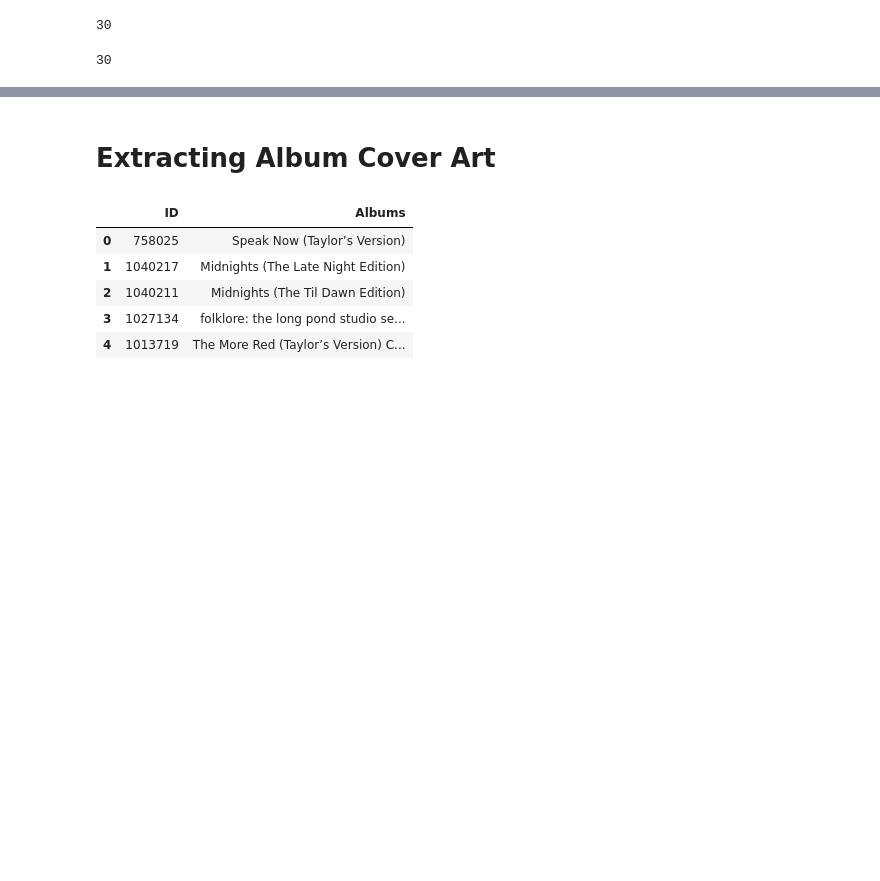
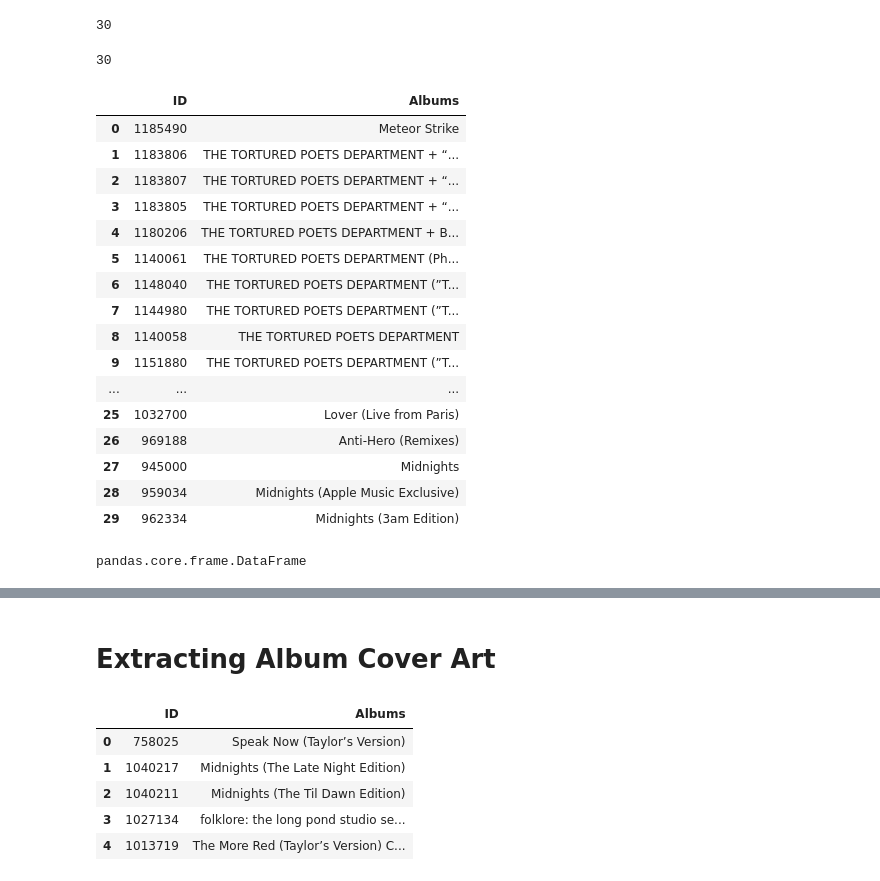
Before and after one commit to ishijo/Taylor-Swift-Lyrics, a Jupyter notebook: main.ipynb, the cells around one changed output, grey strips where cells are left out. Saved outputs shown, nothing was run; the diff lists cells and outputs as text; code cells hidden in the pictures; blank space fills up the shorter version.

```diff
--- a/main.ipynb
+++ b/main.ipynb
@@ -60,4 +56,28 @@ for ele in album_dict['albums']:
 # %%
 album_df = pd.DataFrame(album_lis,columns=['ID','Albums'])
+# %%
+album_df
+# %% [output]
+|  | ID | Albums |
+| 0 | 1185490 | Meteor Strike |
+| 1 | 1183806 | THE TORTURED POETS DEPARTMENT + “... |
+| 2 | 1183807 | THE TORTURED POETS DEPARTMENT + “... |
+| 3 | 1183805 | THE TORTURED POETS DEPARTMENT + “... |
+| 4 | 1180206 | THE TORTURED POETS DEPARTMENT + B... |
+| 5 | 1140061 | THE TORTURED POETS DEPARTMENT (Ph... |
+| 6 | 1148040 | THE TORTURED POETS DEPARTMENT (”T... |
+| 7 | 1144980 | THE TORTURED POETS DEPARTMENT (”T... |
+| 8 | 1140058 | THE TORTURED POETS DEPARTMENT |
+| 9 | 1151880 | THE TORTURED POETS DEPARTMENT (”T... |
+| ... | ... | ... |
+| 25 | 1032700 | Lover (Live from Paris) |
+| 26 | 969188 | Anti-Hero (Remixes) |
+| 27 | 945000 | Midnights |
+| 28 | 959034 | Midnights (Apple Music Exclusive) |
+| 29 | 962334 | Midnights (3am Edition) |
+# %%
+type(album_df)
+# %% [output]
+pandas.core.frame.DataFrame
 # %%
 dict = {'ID':12682,'Albums':'Taylor Swift'}
```
Also changed, not shown: parts of 22 cells of this notebook, 1 other file.
